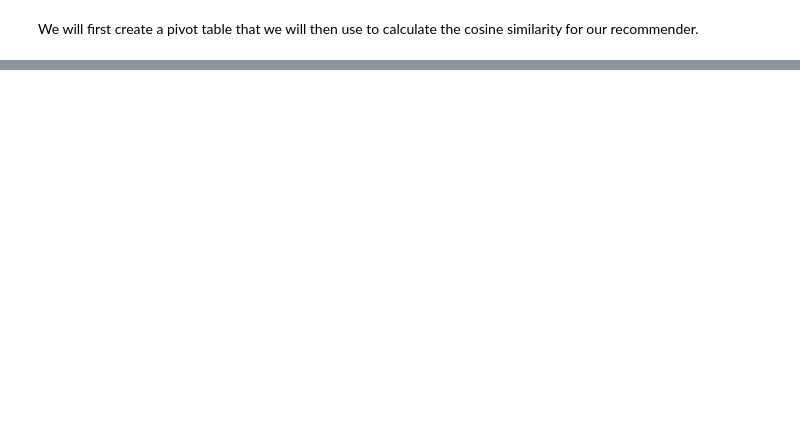
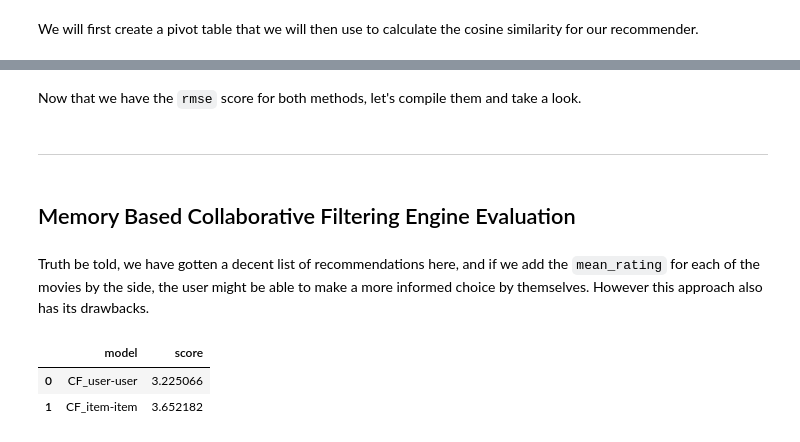
Before and after one commit to sujayjangam/Movie-Recommender-System, a Jupyter notebook: 2_Simple_Content_and_Collaborative_Filtering_Models.ipynb, the cells around one changed output, grey strips where cells are left out. Saved outputs shown, nothing was run; the diff lists cells and outputs as text; code cells hidden in the pictures; blank space fills up the shorter version.

```diff
--- a/2_Simple_Content_and_Collaborative_Filtering_Models.ipynb
+++ b/2_Simple_Content_and_Collaborative_Filtering_Models.ipynb
@@ -489,0 +596,19 @@ dtype: int64
+# %% [markdown]
+Now that we have the `rmse` score for both methods, let's compile them and take a look.
+# %% [markdown]
+---
+# %% [markdown]
+## Memory Based Collaborative Filtering Engine Evaluation
+# %% [markdown]
+Truth be told, we have gotten a decent list of recommendations here, and if we add the `mean_rating` for each of the movies by the side, the user might be able to make a more informed choice by themselves. However this approach also has its drawbacks.
+# %%
+mem_cf_scores = pd.DataFrame({'model': ['CF_user-user',
+                                        'CF_item-item'],
+                              'score': [3.2250661900359954,
+                                        3.6521818368988557]}
+                            )
+mem_cf_scores
+# %% [output]
+|  | model | score |
+| 0 | CF_user-user | 3.225066 |
+| 1 | CF_item-item | 3.652182 |
```
Also changed, not shown: parts of 90 cells of this notebook.
